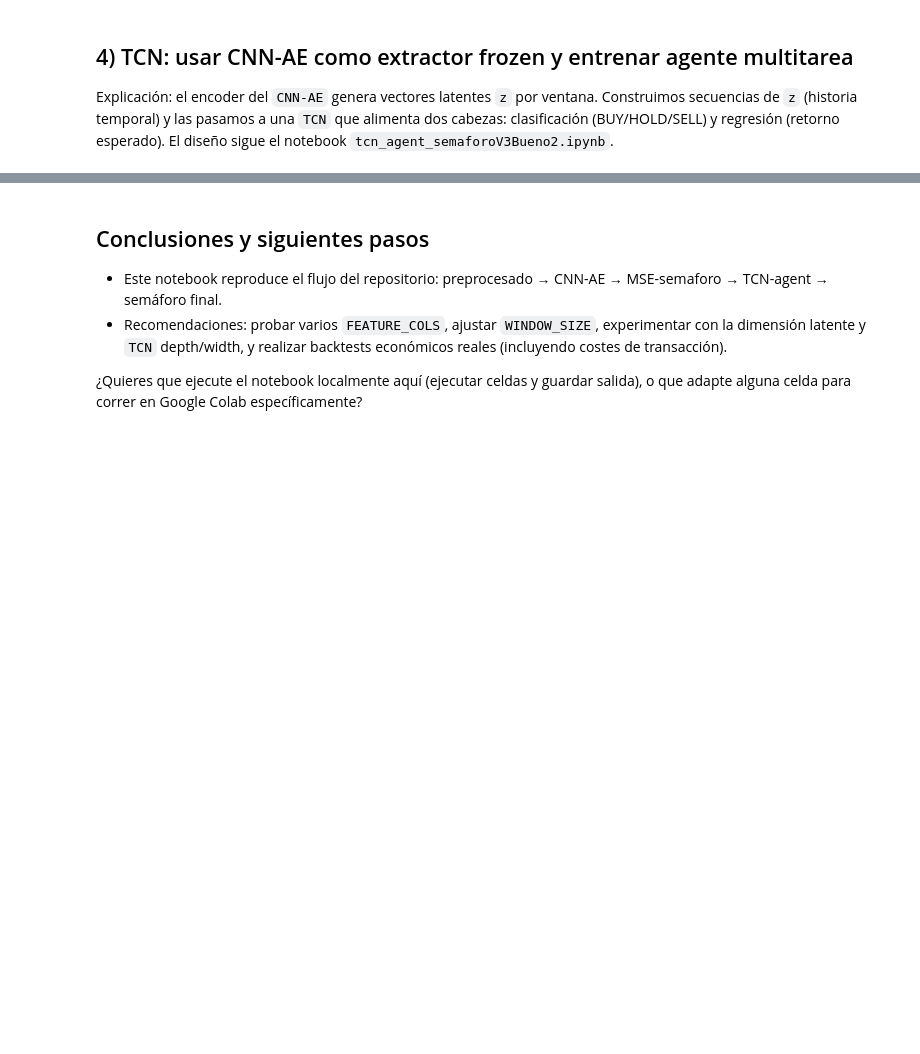
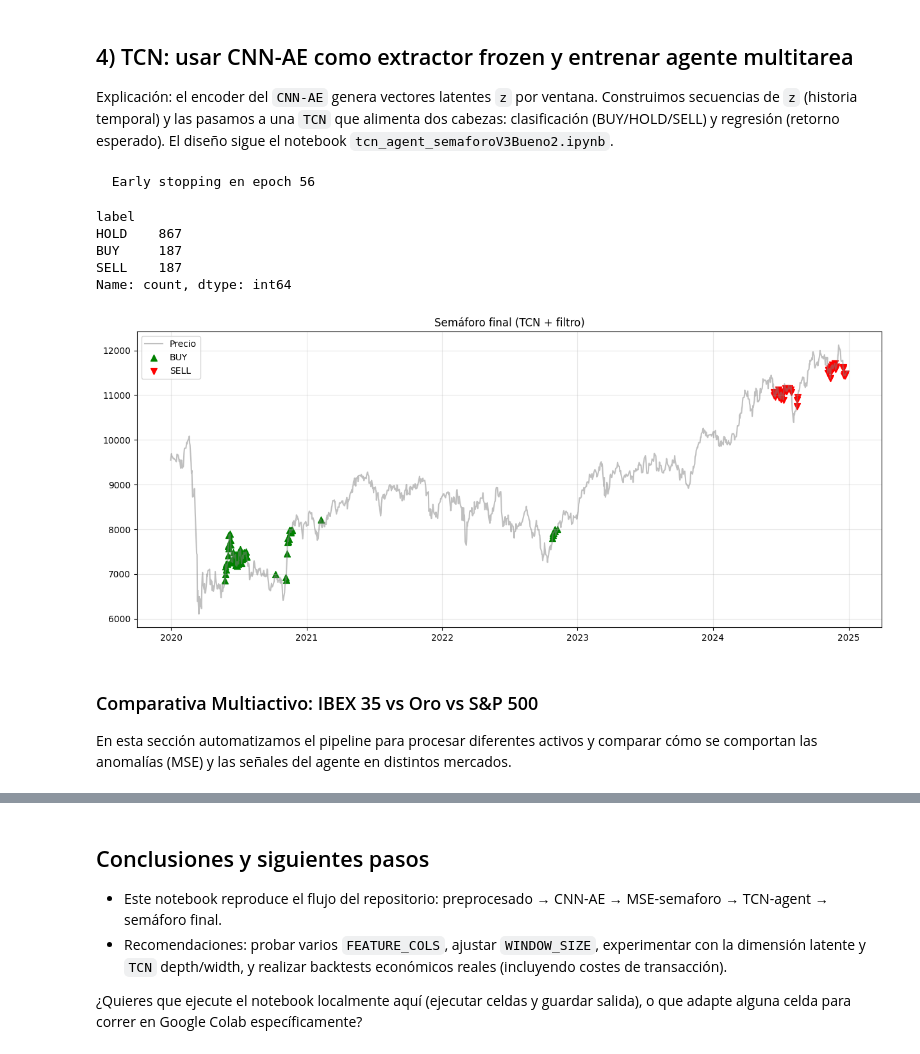
Before and after one commit to cperezg01/TFE, a Jupyter notebook: notebooks/end_to_end_pipeline.ipynb, the cells around one changed output, grey strips where cells are left out. Drawn from its saved outputs; the diff is of its cells as text; code cells hidden in the pictures; blank space fills up the shorter version.

```diff
--- a/notebooks/end_to_end_pipeline.ipynb
+++ b/notebooks/end_to_end_pipeline.ipynb
@@ -40,12 +89,9 @@ START_DATE = '2000-01-01'
 END_DATE = '2024-12-31'
 STABILITY_END = '2019-12-31'
 WINDOW_SIZE = 30
-FEATURE_COLS = [
-,
-,
-,
-,
-]
+
+# Definimos las columnas de características
+FEATURE_COLS = ['Close', 'High', 'Low', 'Open', 'Volume']
 
 # 1. Descargar y calcular features
 processor = DataProcessor(ticker=TICKER, start_date=START_DATE, end_date=END_DATE)
@@ -54,6 +100,7 @@ processor.add_features()
 df = processor.data
 
 # 2. Seleccionar las columnas que usa el modelo y dividir (temporal)
+# Nota: Asegúrate de que FEATURE_COLS existan en el df generado por processor.add_features()
 full_df = df[FEATURE_COLS].copy()
 train_df, test_df = full_df[:STABILITY_END], full_df[STABILITY_END:]
 print(f'Train rows: {len(train_df)} | Test rows: {len(test_df)}')
@@ -69,7 +116,7 @@ def make_windows(arr, ws=WINDOW_SIZE):
 X_train = make_windows(train_scaled, WINDOW_SIZE)
 X_test  = make_windows(test_scaled, WINDOW_SIZE)
 
-# Fechas alineadas con cada ventana (la ventana i termina en index i+ws-1)
+# Fechas alineadas con cada ventana
 train_dates = train_df.index[WINDOW_SIZE:]
 test_dates  = test_df.index[WINDOW_SIZE:]
 
@@ -163,9 +230,13 @@ def build_zf_sequences(cnn_ae, X_windows, feat_windows, tcn_seq_len, device, bat
     cnn_ae.eval()
     all_z = []
     for i in range(0, len(X_windows), batch_size):
+        # Fix: Convert to tensor and permute to (Batch, Features, Seq_Len) for Conv1d
         batch = torch.tensor(X_windows[i:i+batch_size], dtype=torch.float32).to(device)
+        batch = batch.permute(0, 2, 1)
         with torch.no_grad():
-            all_z.append(cnn_ae.get_latent_flat(batch).cpu().numpy())
+            z = cnn_ae.encoder(batch)
+            z_flat = z.view(z.size(0), -1)
+            all_z.append(z_flat.cpu().numpy())
     all_z = np.concatenate(all_z, axis=0).astype(np.float32)
     all_zf = np.concatenate([all_z, feat_windows.astype(np.float32)], axis=1)
     return np.array([all_zf[i:i+tcn_seq_len] for i in range(len(all_zf) - tcn_seq_len)])
@@ -239,7 +310,7 @@ def train_supervised(agent, z_train, fwd_train, r1_train, epochs=200, lr=3e-4, w
     return val_acc_hist, best_ep
 # %%
 # --- Preparar features adicionales y construir secuencias para la TCN ---
-# Reproducimos la creación de feat_full usada en el notebook TCN original
+# Corrección: Asegurar que el escalado NO use datos de test (Data Leakage)
 df_full = processor.data.copy()
 df_full['SMA_200'] = df_full['Close'].rolling(200).mean()
 feat_full = pd.DataFrame(index=df_full.index)
@@ -251,51 +322,44 @@ feat_full['rsi']       = df_full['RSI_14'] / 100.0
 feat_full['vol']       = df_full['Volatilidad']
 feat_full = feat_full.fillna(0.0)
 
-# Reindexar por train/test y escalar estas features con stats de train (z-score)
+# Dividir ANTES de calcular estadísticas para escalar
 feat_train = feat_full.loc[train_df.index]
 feat_test  = feat_full.loc[test_df.index]
+
+# Fit del escalador solo en train
 fmean, fstd = feat_train.mean(), feat_train.std() + 1e-8
 feat_train_sc = ((feat_train - fmean) / fstd).values.astype(np.float32)
 feat_test_sc  = ((feat_test  - fmean) / fstd).values.astype(np.float32)
 
-# Alinear feats con ventanas (tomamos la fila final de cada ventana como la alineación)
+# Alinear con ventanas del CNN-AE
 fw_train = feat_train_sc[WINDOW_SIZE - 1: WINDOW_SIZE - 1 + len(X_train)]
 fw_test  = feat_test_sc[WINDOW_SIZE - 1: WINDOW_SIZE - 1 + len(X_test)]
 
-# Cargar o usar el modelo entrenado arriba (si prefieres recargar desde disco)
-cnn_ae = model  # ya entrenado y en memoria
-
-# Parámetros TCN
+cnn_ae = model
 TCN_SEQ_LEN = 10
 TCN_CHANNELS = [32, 16]
 DEVICE = device
 
-# Construir z-sequences (el encoder devuelve flattened latent + feats)
 z_train = build_zf_sequences(cnn_ae, X_train, fw_train, TCN_SEQ_LEN, DEVICE)
 z_test  = build_zf_sequences(cnn_ae, X_test,  fw_test,  TCN_SEQ_LEN, DEVICE)
-print('z_train shape, z_test shape =', z_train.shape, z_test.shape)
 
-# Alinear dates para las decisiones: DEC_OFFSET compensa WINDOW_SIZE y TCN_SEQ_LEN
+# Offset para decisiones (importante: debe ser consistente)
 DEC_OFFSET = WINDOW_SIZE + TCN_SEQ_LEN - 2
-test_dec_dates = test_df.index[DEC_OFFSET: DEC_OFFSET + len(z_test)]
 
-# Targets (fwd returns)
 close_train = df_full['Close'].loc[train_df.index]
 close_test  = df_full['Close'].loc[test_df.index]
+
 fwd_train = forward_returns(close_train, DEC_OFFSET, len(z_train), horizon=8)
-fwd_test  = forward_returns(close_test,  DEC_OFFSET, len(z_test),  horizon=8)
 r1_train = forward_returns(close_train, DEC_OFFSET, len(z_train), horizon=1)
-# Trimear si hace falta
+
 minlen = min(len(z_train), len(fwd_train), len(r1_train))
 z_train, fwd_train, r1_train = z_train[:minlen], fwd_train[:minlen], r1_train[:minlen]
 
-# Instanciar agente y entrenar
 Z_DIM = z_train.shape[2]
 agent = SemaforoAgent(z_dim=Z_DIM, tcn_channels=TCN_CHANNELS, tcn_kernel=3, dropout=0.3, context_dim=64).to(DEVICE)
-print('Parámetros entrenables:', sum(p.numel() for p in agent.parameters() if p.requires_grad))
-
 history, best_ep = train_supervised(agent, z_train, fwd_train, r1_train, epochs=100, lr=3e-4, device=DEVICE)
-plt.figure(figsize=(8,3)); plt.plot(history); plt.title('val_acc (TCN)'); plt.show()
+# %% [output]
+  Early stopping en epoch 56
 # %%
 # --- Inferencia y semáforo final ---
 def run_inference_df(agent, z_sequences, dates, device, coverage=0.30):
@@ -308,31 +372,61 @@ def run_inference_df(agent, z_sequences, dates, device, coverage=0.30):
             P.append(F.softmax(logits, dim=-1).squeeze().cpu().numpy())
             R.append(float(rpred.cpu()))
     P, R = np.array(P), np.array(R)
     score = P[:,1] - P[:,2]
     lo = np.quantile(score, coverage/2)
     hi = np.quantile(score, 1 - coverage/2)
     actions = np.where(score >= hi, 1, np.where(score <= lo, 2, 0))
     return pd.DataFrame({
         'date': dates[:len(actions)], 'action': actions,
         'label': [ {0:'HOLD',1:'BUY',2:'SELL'}[a] for a in actions],
         'p_hold': P[:,0], 'p_buy': P[:,1], 'p_sell': P[:,2], 'r_pred': R,
     }).set_index('date')
 
+def plot_trading_signals(signals_df, close_series, title='Semáforo TCN'):
+    plt.figure(figsize=(15, 6))
+    plt.plot(close_series.index, close_series.values, color='gray', alpha=0.5, label='Precio')
+
+    # Alinear señales con el precio
+    df_plot = signals_df.reindex(close_series.index)
+
+    buys = close_series[df_plot['action'] == 1]
+    sells = close_series[df_plot['action'] == 2]
+
+    plt.scatter(buys.index, buys.values, marker='^', color='green', label='BUY', alpha=1, s=50)
+    plt.scatter(sells.index, sells.values, marker='v', color='red', label='SELL', alpha=1, s=50)
+
+    plt.title(title)
+    plt.legend()
+    plt.grid(True, alpha=0.3)
+    plt.show()
+
 signals = run_inference_df(agent, z_test, test_dec_dates, DEVICE, coverage=0.30)
 print(signals['label'].value_counts())
+
 # Aplicar filtro de tendencia simple (opcional)
 def apply_trend_gate_simple(signals, df, fast=50, dd_look=20, dd_thr=-0.08):
     close = df['Close']
     sma = close.rolling(fast).mean()
     ret_r = np.log(close / close.shift(dd_look))
     bullish = ((close > sma) & (ret_r > dd_thr)).reindex(signals.index).fillna(False).values
     act = signals['action'].values.copy()
     act[bullish & (act == 2)] = 0
     act[~bullish & (act == 1)] = 0
     out = signals.copy()
     out['action'] = act
     out['label'] = [ {0:'HOLD',1:'BUY',2:'SELL'}[a] for a in act ]
     return out
 
 signals_f = apply_trend_gate_simple(signals, df_full)
-plot_semaforo(signals_f, df_full['Close'].loc[test_df.index], title='Semáforo final (TCN + filtro)')
+# Usamos la nueva función de plotting para evitar el error de argumentos
+plot_trading_signals(signals_f, df_full['Close'].loc[test_df.index], title='Semáforo final (TCN + filtro)')
+# %% [output]
+label
+HOLD    867
+BUY     187
+SELL    187
+Name: count, dtype: int64
+[figure, added]
+# %% [markdown]
+### Comparativa Multiactivo: IBEX 35 vs Oro vs S&P 500
+En esta sección automatizamos el pipeline para procesar diferentes activos y comparar cómo se comportan las anomalías (MSE) y las señales del agente en distintos mercados.
```
Also changed, not shown: parts of 10 cells of this notebook.
